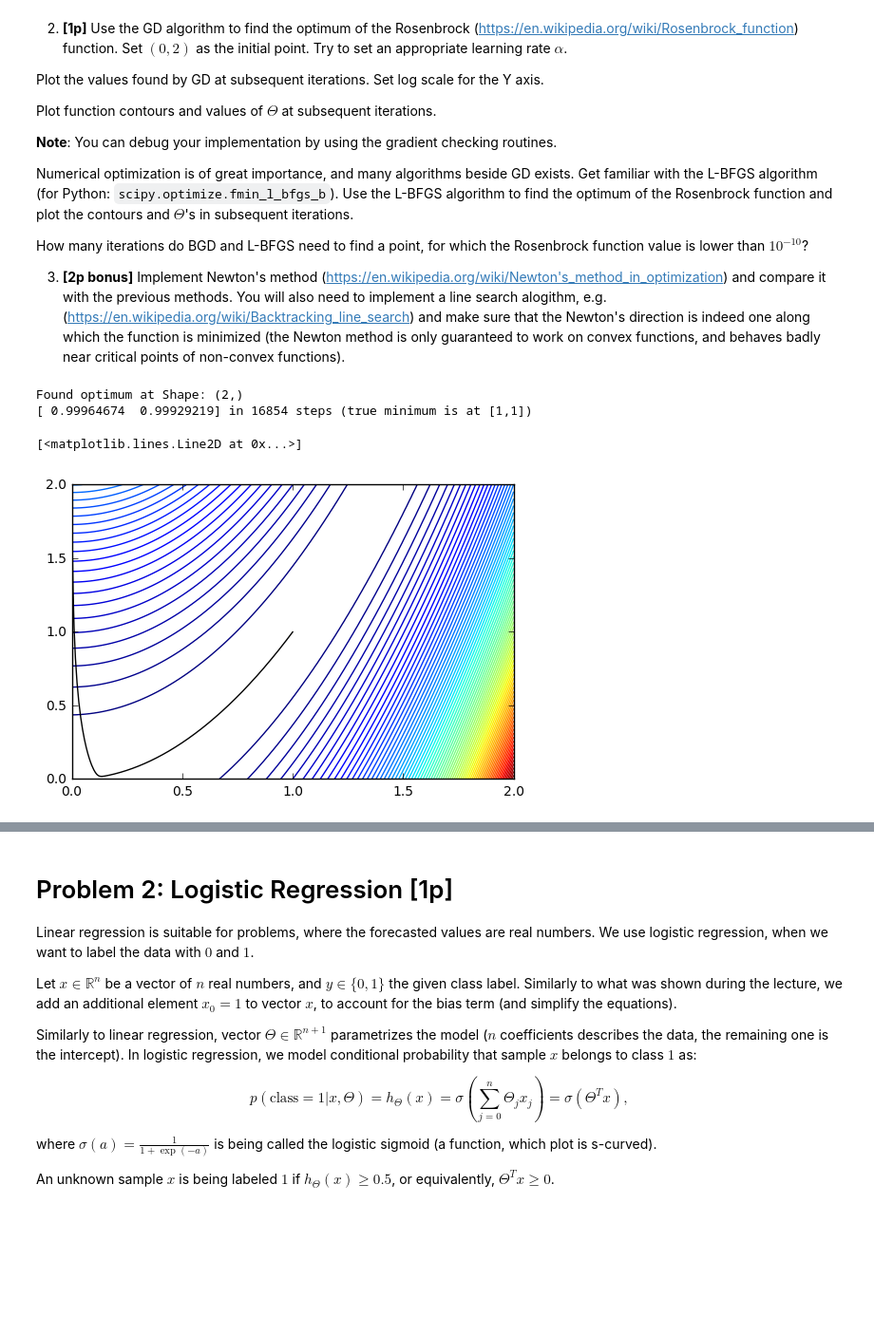
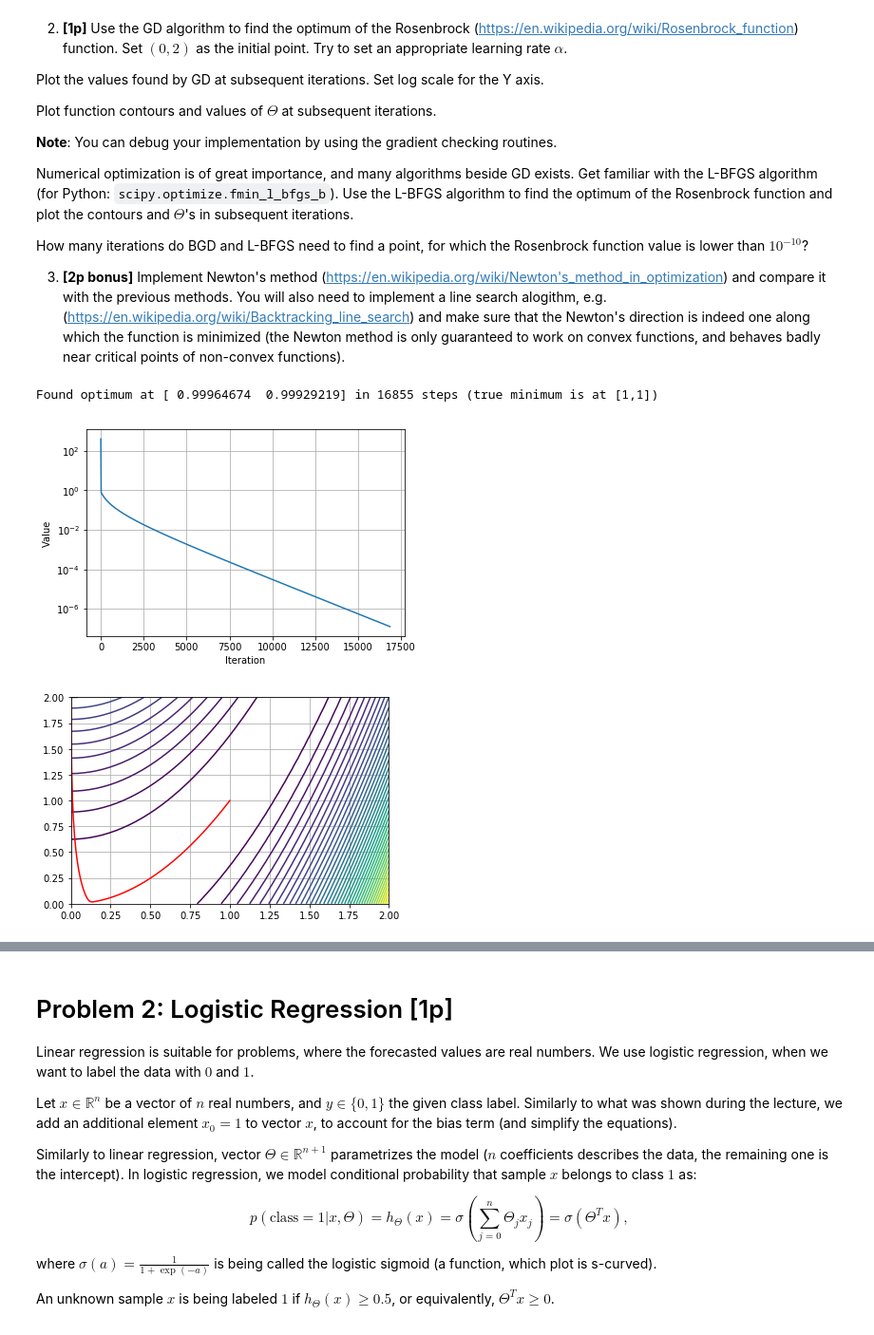
Before and after one commit to eilice/nn, a Jupyter notebook: assignment3/Assignment3.ipynb, the cells around one changed output, grey strips where cells are left out. Shown at 95% size. Drawn from its saved outputs; the diff is of its cells as text; code cells hidden in the pictures; blank space fills up the shorter version.

```diff
--- a/assignment3/Assignment3.ipynb
+++ b/assignment3/Assignment3.ipynb
@@ -140,17 +146,21 @@ def GD(f, Theta0, alpha, stop_tolerance=1e-10, max_steps=1000000):
     while step < max_steps:
         previous_value = value
         value, gradient = f(Theta)
-        history.append([Theta, (value, gradient)])
+        history.append([np.copy(Theta), (value, gradient)])
+        #if(step == 1):
+            #print Theta
 
-        if TODO < stop_tolerance:
+        if np.abs(value - previous_value) < stop_tolerance:
+            #print Theta
             break
 
-        Theta = TODO
+        Theta -= alpha*gradient
 
-        history.append([Theta, f(Theta)])
+        #history.append([Theta, f(Theta)])
         step += 1
 
     history.append([Theta, f(Theta)])
+    #print history[1]
     return Theta, history
 # %%
 #
@@ -162,24 +172,41 @@ Xopt, Xhist = GD(rosenbrock, X0, alpha=1e-3, stop_tolerance=1e-10, max_steps=1e6
 
 print "Found optimum at %s in %d steps (true minimum is at [1,1])" % (Xopt, len(Xhist))
 
-#
-# Plot the value over iterations
-#
 
-TODO
-
-#
-# Make a contour plot
-#
-# you may want to use functions: meshgrid, contour
-#
-
-TODO
+xs, ys, vals = [], [], []
+for entry in Xhist:
+    xs.append(entry[0][0])
+    ys.append(entry[0][1])
+    vals.append(entry[1][0])
 # %% [output]
-Found optimum at Shape: (2,)
-[ 0.99964674  0.99929219] in 16854 steps (true minimum is at [1,1])
+Found optimum at [ 0.99964674  0.99929219] in 16855 steps (true minimum is at [1,1])
-[<matplotlib.lines.Line2D at 0x...>]
-[figure, removed]
+# %%
+#
+# Plot the value over iterations
+#
+
+
+plot(range(0,len(vals)), vals)
+yscale("log")
+ylabel("Value")
+xlabel("Iteration")
+grid(True)
+# %% [output]
+[figure, added]
+# %%
+#
+# Make a contour plot
+#
+# you may want to use functions: meshgrid, contour
+#
+
+xx, yy = np.meshgrid(np.linspace(0,2), np.linspace(0,2))
+z = rosenbrock_v([xx,yy])
+contour(xx,yy,z,50)
+plot(xs,ys, color="red")
+grid(True)
+# %% [output]
+[figure, added]
 # %%
 #
 # Use scipy.optimize.fmin_l_bfgs_b
```
Also changed, not shown: parts of 28 cells of this notebook, 1 other file.
